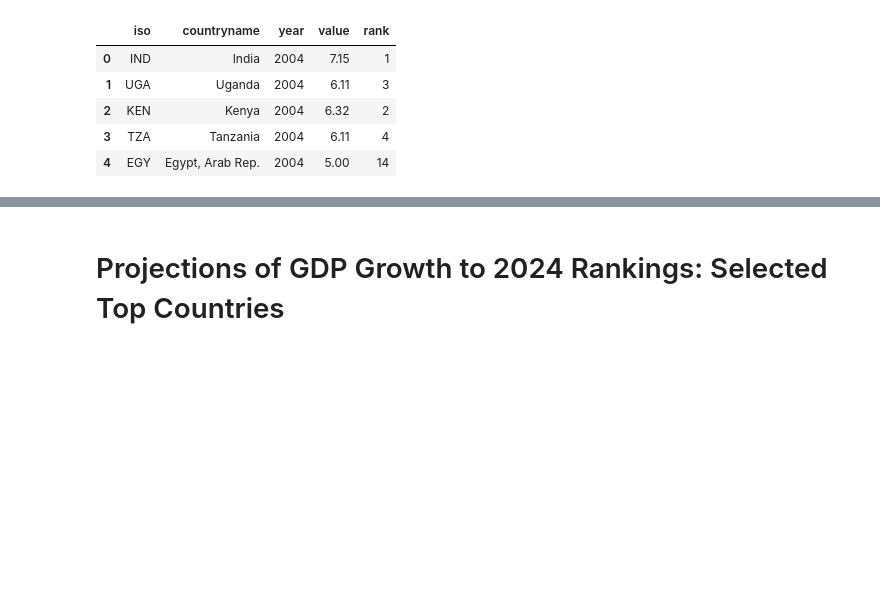
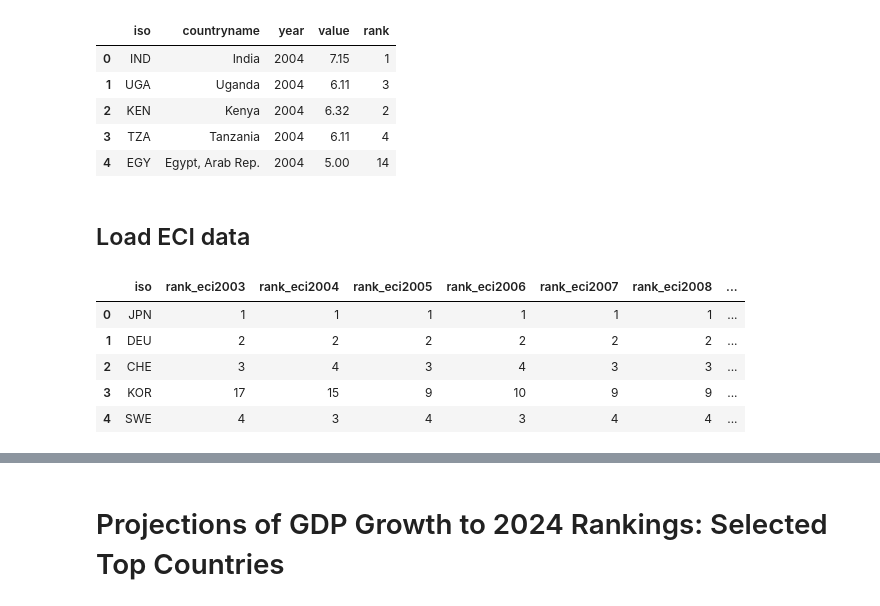
Before and after one commit to cid-harvard/visualization-notebook-templates, a Jupyter notebook: atlas-data-reporting.ipynb, the cells around one changed output, grey strips where cells are left out. Drawn from its saved outputs; the diff is of its cells as text; code cells hidden in the pictures; blank space fills up the shorter version.

```diff
--- a/atlas-data-reporting.ipynb
+++ b/atlas-data-reporting.ipynb
@@ -67,3 +88,15 @@ df.head()
 | 2 | KEN | Kenya | 2004 | 6.32 | 2 |
 | 3 | TZA | Tanzania | 2004 | 6.11 | 4 |
 | 4 | EGY | Egypt, Arab Rep. | 2004 | 5.00 | 14 |
+# %% [markdown]
+## Load ECI data
+# %%
+df_eci = pd.read_csv(file_rank_eci)
+df_eci.head()
+# %% [output]
+|  | iso | rank_eci2003 | rank_eci2004 | rank_eci2005 | rank_eci2006 | rank_eci2007 | rank_eci2008 | ... |
+| 0 | JPN | 1 | 1 | 1 | 1 | 1 | 1 | ... |
+| 1 | DEU | 2 | 2 | 2 | 2 | 2 | 2 | ... |
+| 2 | CHE | 3 | 4 | 3 | 4 | 3 | 3 | ... |
+| 3 | KOR | 17 | 15 | 9 | 10 | 9 | 9 | ... |
+| 4 | SWE | 4 | 3 | 4 | 3 | 4 | 4 | ... |
```
Also changed, not shown: parts of 23 cells of this notebook.
